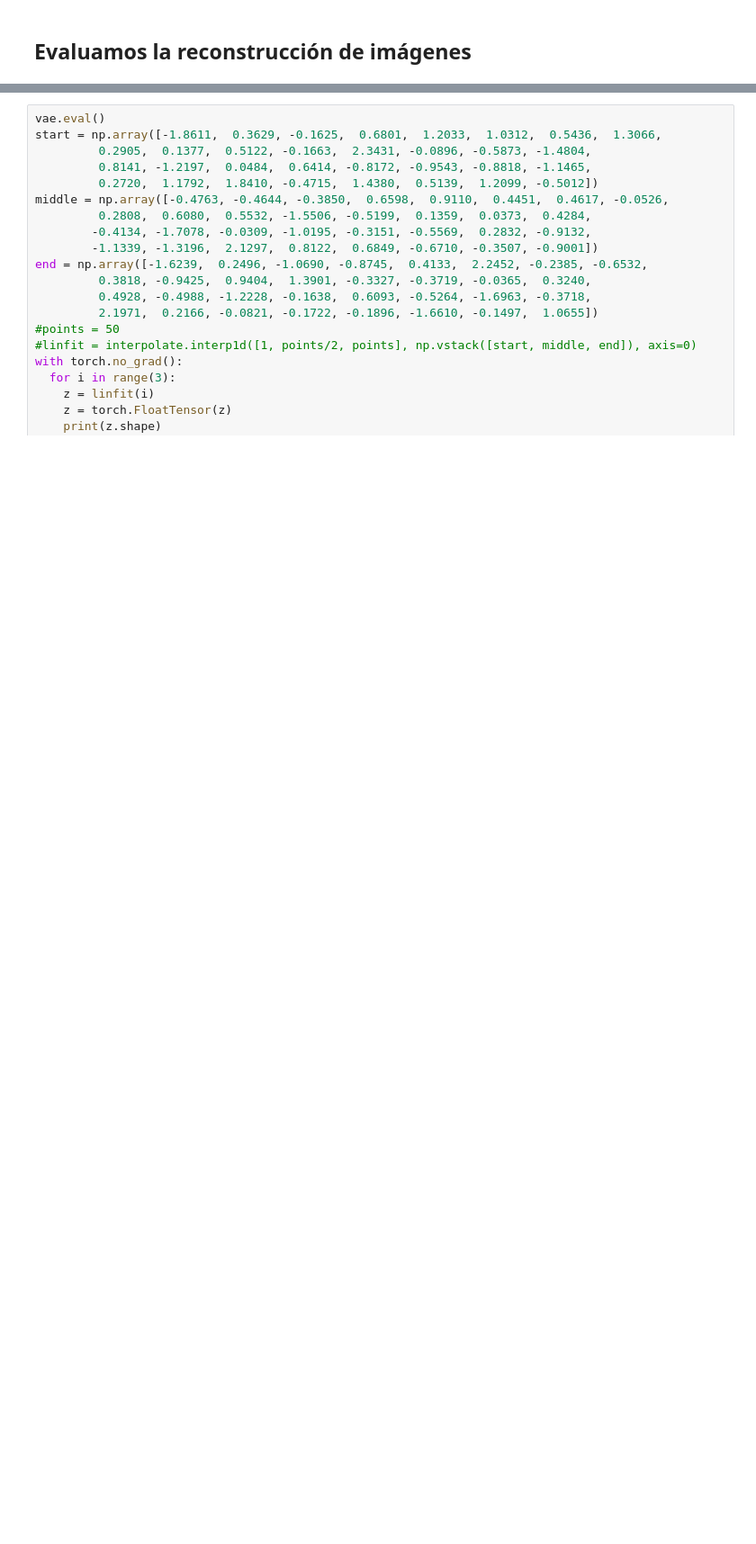
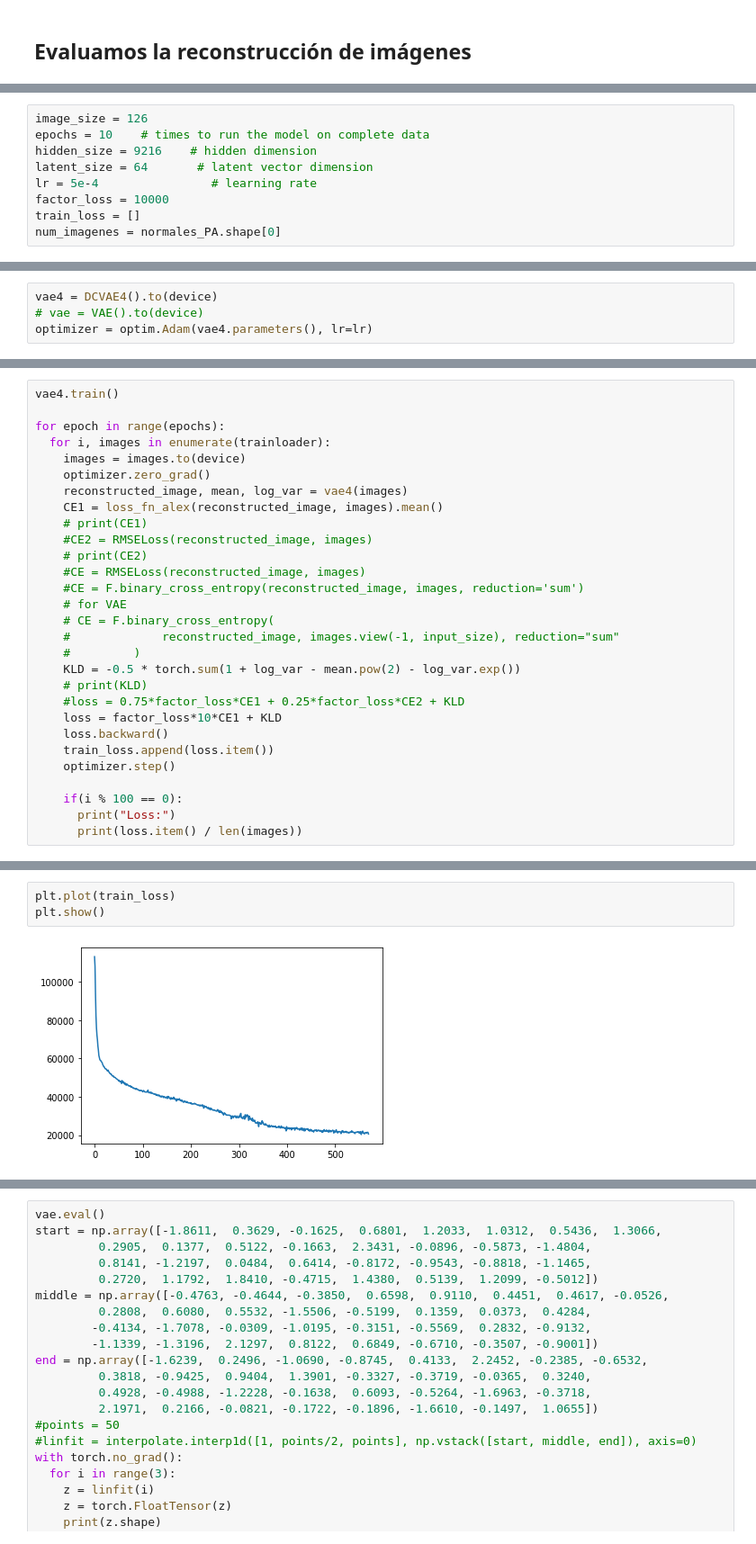
Before and after one commit to jvallalta/ia-medicina, a Jupyter notebook: VAE_Imagenes_RX_Torax.ipynb, the cells around one changed output, grey strips where cells are left out. Shown at 90% size. Cells and saved outputs as stored; diff of their text form; blank space fills up the shorter version.

```diff
--- a/VAE_Imagenes_RX_Torax.ipynb
+++ b/VAE_Imagenes_RX_Torax.ipynb
@@ -644,0 +880,9 @@ tensor([[ 0.8084, -1.0964, -1.6488,  1.0668,  1.7259,  1.6095, -1.0049, -0.9723,
+# %%
+image_size = 126
+epochs = 10    # times to run the model on complete data
+hidden_size = 9216    # hidden dimension
+latent_size = 64       # latent vector dimension
+lr = 5e-4                # learning rate
+factor_loss = 10000
+train_loss = []
+num_imagenes = normales_PA.shape[0]
@@ -644,0 +962,4 @@ tensor([[ 0.8084, -1.0964, -1.6488,  1.0668,  1.7259,  1.6095, -1.0049, -0.9723,
+# %%
+vae4 = DCVAE4().to(device)
+# vae = VAE().to(device)
+optimizer = optim.Adam(vae4.parameters(), lr=lr)
@@ -644,0 +988,29 @@ tensor([[ 0.8084, -1.0964, -1.6488,  1.0668,  1.7259,  1.6095, -1.0049, -0.9723,
+# %%
+vae4.train()
+
+for epoch in range(epochs):
+  for i, images in enumerate(trainloader):
+    images = images.to(device)
+    optimizer.zero_grad()
+    reconstructed_image, mean, log_var = vae4(images)
+    CE1 = loss_fn_alex(reconstructed_image, images).mean()
+    # print(CE1)
+    #CE2 = RMSELoss(reconstructed_image, images)
+    # print(CE2)
+    #CE = RMSELoss(reconstructed_image, images)
+    #CE = F.binary_cross_entropy(reconstructed_image, images, reduction='sum')
+    # for VAE
+    # CE = F.binary_cross_entropy(
+    #             reconstructed_image, images.view(-1, input_size), reduction="sum"
+    #         )
+    KLD = -0.5 * torch.sum(1 + log_var - mean.pow(2) - log_var.exp())
+    # print(KLD)
+    #loss = 0.75*factor_loss*CE1 + 0.25*factor_loss*CE2 + KLD
+    loss = factor_loss*10*CE1 + KLD
+    loss.backward()
+    train_loss.append(loss.item())
+    optimizer.step()
+
+    if(i % 100 == 0):
+      print("Loss:")
+      print(loss.item() / len(images))
@@ -644,0 +1052,5 @@ tensor([[ 0.8084, -1.0964, -1.6488,  1.0668,  1.7259,  1.6095, -1.0049, -0.9723,
+# %%
+plt.plot(train_loss)
+plt.show()
+# %% [output]
+[figure, added]
```
Also changed, not shown: parts of 63 cells of this notebook.
